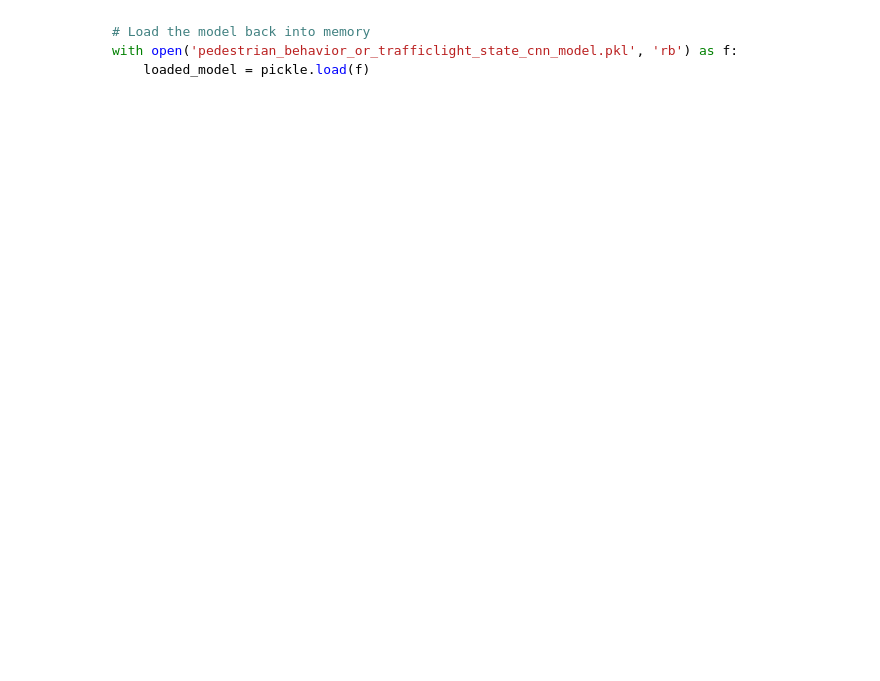
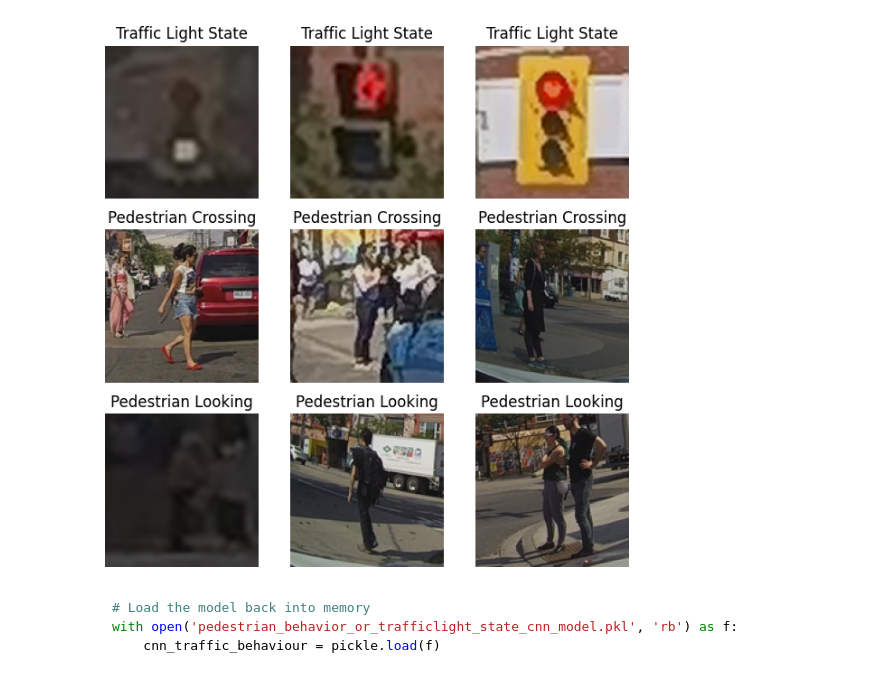
Before and after one commit to RobertDeLaCruzNEU/CS7180-Final, a Jupyter notebook: models/rnn-example.ipynb, the cells around one changed output. Drawn from its saved outputs; the diff is of its cells as text; code cells hidden in the pictures; blank space fills up the shorter version.

````diff
--- a/models/rnn-example.ipynb
+++ b/models/rnn-example.ipynb
@@ -131,0 +177,4 @@ pd.DataFrame(results)
+# %%
+images = X_test[:, :, :, :, :4].reshape(-1, 128, 128, 4)
+y_test_ = y_test.reshape(-1, 3)
+y_pred_ = y_pred.reshape(-1, 3)
@@ -132,3 +220,44 @@ pd.DataFrame(results)
+# %%
+import matplotlib.pyplot as plt
+from PIL import Image
+
+examples_fail = {'Traffic light state': [], 'Pedestrian crossing': [], 'Pedestrian looking': []}
+for image, test, pred in zip(images, y_test_, y_pred_):
+    if image[0, 0, 3] == -1 and test[0] != pred[0] and pred[0] != 0:  # Traffic light state
+        examples_fail['Traffic light state'].append((image[:, :, :3] * 225).astype(np.uint8))
+    if image[0, 0, 3] == 1 and test[1] != pred[1] and pred[1] != 0:  # Pedestrian crossing
+        examples_fail['Pedestrian crossing'].append((image[:, :, :3] * 225).astype(np.uint8))
+    if image[0, 0, 3] == 1 and test[2] != pred[2] and pred[2] != 0:  # Pedestrian looking
+        examples_fail['Pedestrian looking'].append((image[:, :, :3] * 225).astype(np.uint8))
+
+lights   = examples_fail['Traffic light state']
+crossing = examples_fail['Pedestrian crossing']
+looking  = examples_fail['Pedestrian looking']
+
+np.random.shuffle(lights)
+np.random.shuffle(crossing)
+np.random.shuffle(looking)
+
+fig, axes = plt.subplots(3, 3, figsize=(7.5, 7.5))
+for i in range(3):
+    light, cross, look = lights[i], crossing[i], looking[i]
+    axes[0, i].imshow(light)
+    axes[0, i].axis('off')
+    axes[0, i].set_title('Traffic Light State')
+
+    axes[1, i].imshow(cross)
+    axes[1, i].axis('off')
+    axes[1, i].set_title('Pedestrian Crossing')
+
+    axes[2, i].imshow(look)
+    axes[2, i].axis('off')
+    axes[2, i].set_title('Pedestrian Looking')
+
+    axes[2, i].imshow(look)
+    axes[2, i].axis('off')
+    axes[2, i].set_title('Pedestrian Looking')
+# %% [output]
+[figure, added]
 # %%
 import pickle
 
@@ -139,5 +268,5 @@ with open('pedestrian_behavior_or_trafficlight_state_cnn_model.pkl', 'wb') as f:
 ```python
 # Load the model back into memory
 with open('pedestrian_behavior_or_trafficlight_state_cnn_model.pkl', 'rb') as f:
-    loaded_model = pickle.load(f)
+    cnn_traffic_behaviour = pickle.load(f)
 ```
````
Also changed, not shown: parts of 9 cells of this notebook.
